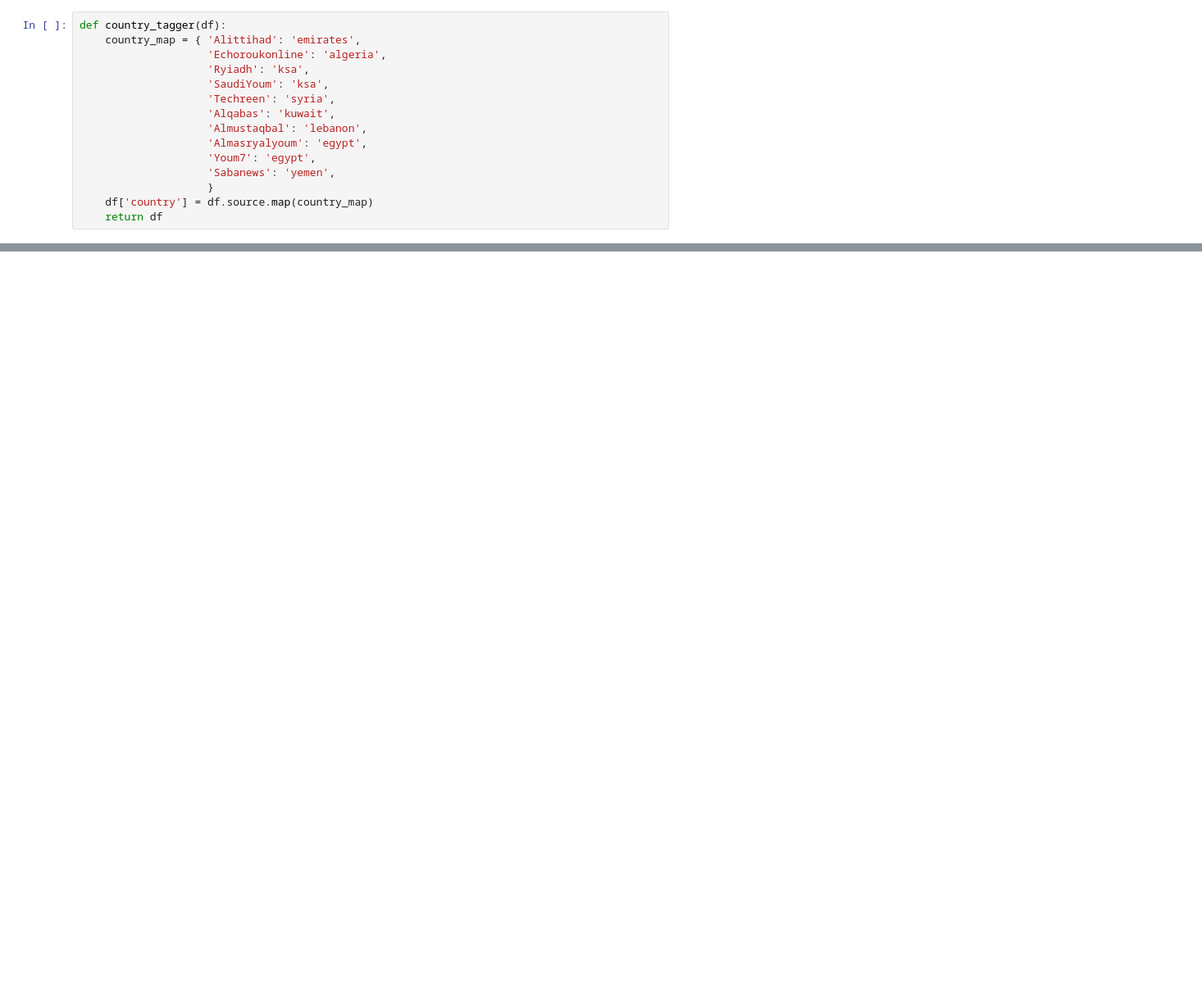
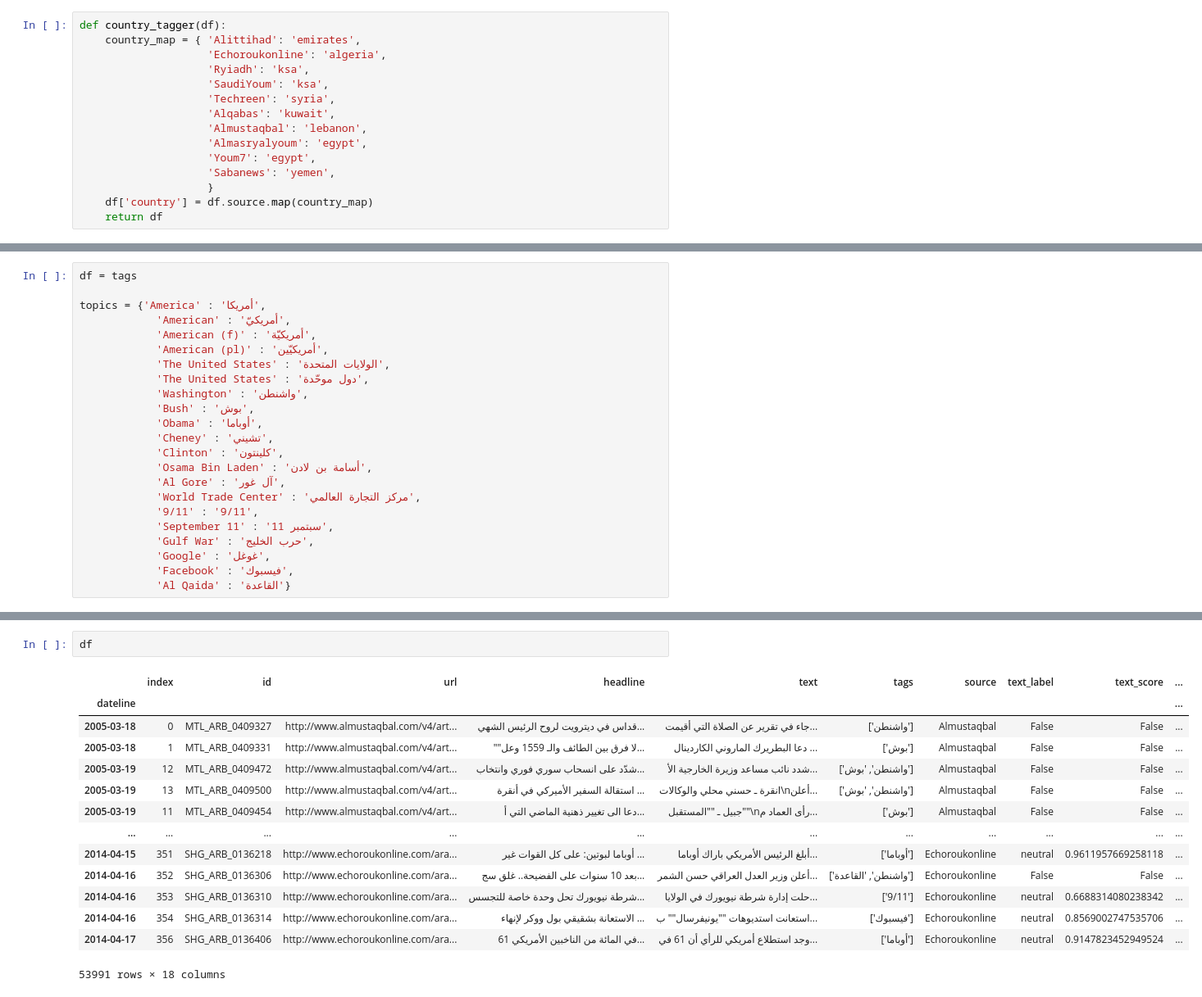
Before and after one commit to Rachuig-Green-Rackley-Shiben/arabic_media_nlp_project, a Jupyter notebook: paigework/exploration.ipynb, the cells around one changed output, grey strips where cells are left out. Shown at 82% size. Saved outputs shown, nothing was run; the diff lists cells and outputs as text; blank space fills up the shorter version.

```diff
--- a/paigework/exploration.ipynb
+++ b/paigework/exploration.ipynb
@@ -174,0 +254,23 @@ plt.legend()
+# %%
+df = tags
+
+topics = {'America' : 'أمريكا',
+            'American' : 'أمريكيّ',
+            'American (f)' : 'أمريكيّة',
+            'American (pl)' : 'أمريكيّين',
+            'The United States' : 'الولايات المتحدة',
+            'The United States' : 'دول موحّدة',
+            'Washington' : 'واشنطن',
+            'Bush' : 'بوش',
+            'Obama' : 'أوباما',
+            'Cheney' : 'تشيني',
+            'Clinton' : 'كلينتون',
+            'Osama Bin Laden' : 'أسامة بن لادن',
+            'Al Gore' : 'آل غور',
+            'World Trade Center' : 'مركز التجارة العالمي',
+            '9/11' : '9/11',
+            'September 11' : '11 سبتمبر',
+            'Gulf War' : 'حرب الخليج',
+            'Google' : 'غوغل',
+            'Facebook' : 'فيسبوك',
+            'Al Qaida' : 'القاعدة'}
@@ -174,0 +295,17 @@ plt.legend()
+# %%
+df
+# %% [output]
+|  | index | id | url | headline | text | tags | source | text_label | text_score | ... |
+| dateline |  |  |  |  |  |  |  |  |  | ... |
+| 2005-03-18 | 0 | MTL_ARB_0409327 | http://www.almustaqbal.com/v4/art... | قداس في ديترويت لروح الرئيس الشهي... | جاء في تقرير عن الصلاة التي أقيمت... | ['واشنطن'] | Almustaqbal | False | False | ... |
+| 2005-03-18 | 1 | MTL_ARB_0409331 | http://www.almustaqbal.com/v4/art... | ""لا فرق بين الطائف والـ 1559 وعل... | دعا البطريرك الماروني الكاردينال ... | ['بوش'] | Almustaqbal | False | False | ... |
+| 2005-03-19 | 12 | MTL_ARB_0409472 | http://www.almustaqbal.com/v4/art... | شدّد على انسحاب سوري فوري وانتخاب... | شدد نائب مساعد وزيرة الخارجية الأ... | ['واشنطن', 'بوش'] | Almustaqbal | False | False | ... |
+| 2005-03-19 | 13 | MTL_ARB_0409500 | http://www.almustaqbal.com/v4/art... | استقالة السفير الأميركي في أنقرة ... | انقرة ـ حسني محلي والوكالات\nأعلن... | ['واشنطن', 'بوش'] | Almustaqbal | False | False | ... |
+| 2005-03-19 | 11 | MTL_ARB_0409454 | http://www.almustaqbal.com/v4/art... | دعا الى تغيير ذهنية الماضي التي أ... | جبيل ـ ""المستقبل""\nرأى العماد م... | ['بوش'] | Almustaqbal | False | False | ... |
+| ... | ... | ... | ... | ... | ... | ... | ... | ... | ... | ... |
+| 2014-04-15 | 351 | SHG_ARB_0136218 | http://www.echoroukonline.com/ara... | أوباما لبوتين: على كل القوات غير ... | أبلغ الرئيس الأمريكي باراك أوباما... | ['أوباما'] | Echoroukonline | neutral | 0.9611957669258118 | ... |
+| 2014-04-16 | 352 | SHG_ARB_0136306 | http://www.echoroukonline.com/ara... | بعد 10 سنوات على الفضيحة.. غلق سج... | أعلن وزير العدل العراقي حسن الشمر... | ['واشنطن', 'القاعدة'] | Echoroukonline | False | False | ... |
+| 2014-04-16 | 353 | SHG_ARB_0136310 | http://www.echoroukonline.com/ara... | شرطة نيويورك تحل وحدة خاصة للتجسس... | حلت إدارة شرطة نيويورك في الولايا... | ['9/11'] | Echoroukonline | neutral | 0.6688314080238342 | ... |
+| 2014-04-16 | 354 | SHG_ARB_0136314 | http://www.echoroukonline.com/ara... | الاستعانة بشقيقي بول ووكر لإنهاء ... | استعانت استديوهات ""يونيفرسال"" ب... | ['فيسبوك'] | Echoroukonline | neutral | 0.8569002747535706 | ... |
+| 2014-04-17 | 356 | SHG_ARB_0136406 | http://www.echoroukonline.com/ara... | 61 في المائة من الناخبين الأمريكي... | وجد استطلاع أمريكي للرأي أن 61 في... | ['أوباما'] | Echoroukonline | neutral | 0.9147823452949524 | ... |
+53991 rows × 18 columns
```
Also changed, not shown: parts of 32 cells of this notebook, 1 other file.
